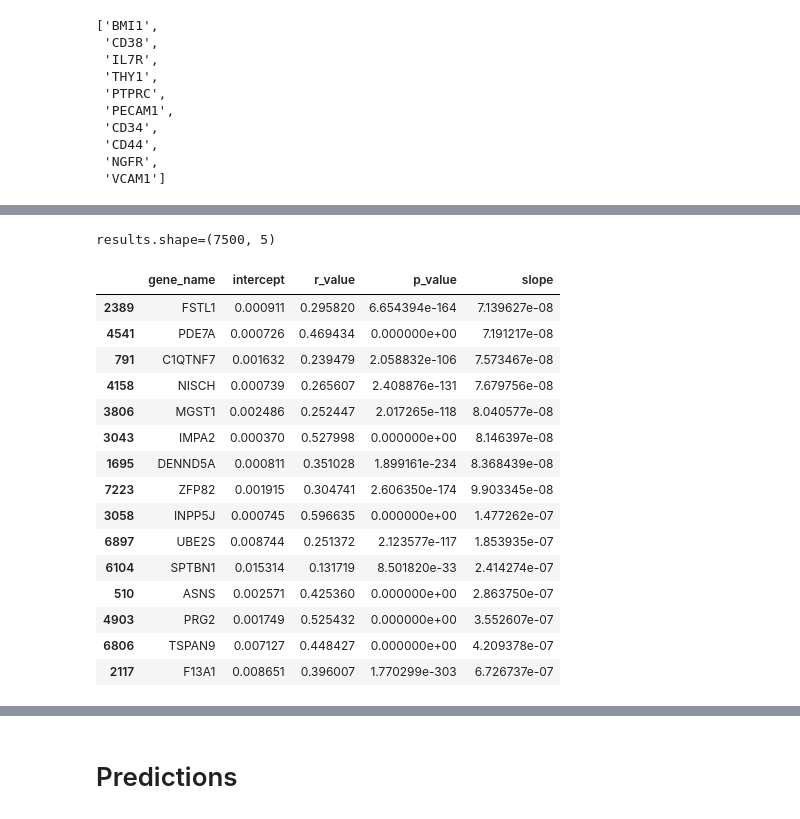
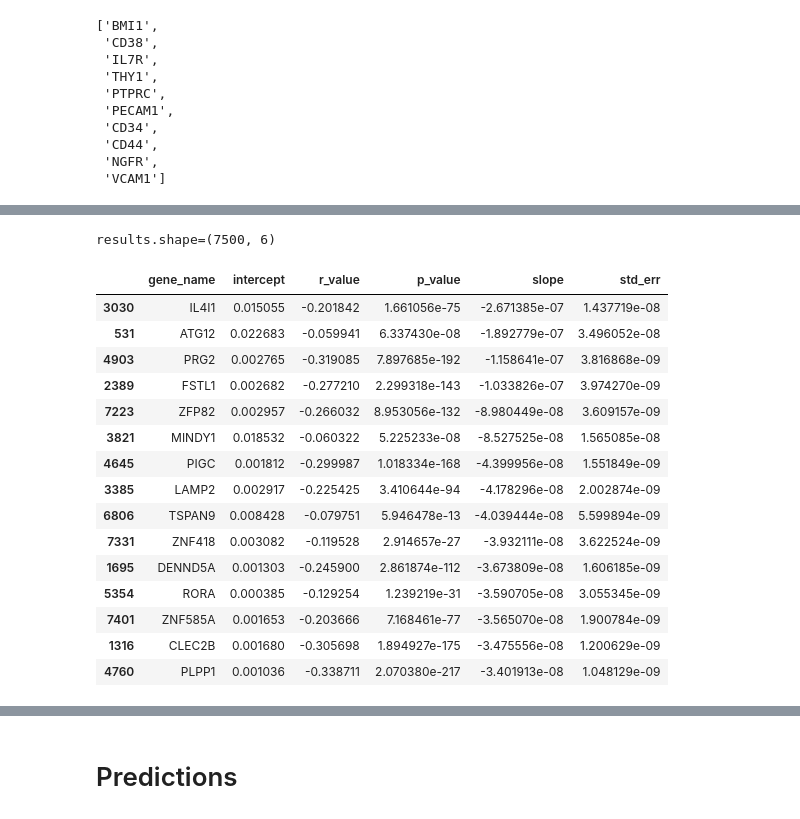
Before and after one commit to CooperStansbury/ONT-single-cell, a Jupyter notebook: notebooks/FIGURE_4_REF.ipynb, the cells around one changed output, grey strips where cells are left out. Drawn from its saved outputs; the diff is of its cells as text; code cells hidden in the pictures.

```diff
--- a/notebooks/FIGURE_4_REF.ipynb
+++ b/notebooks/FIGURE_4_REF.ipynb
@@ -474,7 +465,7 @@ query_genes[:10]
  'NGFR',
  'VCAM1']
 # %%
-pdf = result.copy()
+pdf = ddf.copy()
 pdf = pdf.sort_values(by='mean_target')
 
 # sort expression by distance
@@ -495,37 +486,41 @@ exp_df.shape=(8131, 7500)
 # %%
 results = []
 
 for column in exp_df.columns:
   if column != 'rank':  # Exclude the distance column itself
-    slope, intercept, r_value, p_value, std_err = scipy.stats.linregress(exp_df['rank'], exp_df[column])
+    slope, intercept, r_value, p_value, std_err = scipy.stats.linregress(
+        exp_df['rank'],
+        exp_df[column],
+    )
     results.append({
         'gene_name': column,
         'intercept' : intercept,
         'r_value': r_value,
         'p_value': p_value,
         'slope': slope,
+        'std_err' : std_err,
     })
 
 results = pd.DataFrame(results)
 print(f"{results.shape=}")
 results = results.sort_values(by='slope')
 # results = results[results['gene_name'].isin(query_genes)]
-results.tail(15)
+results.head(15)
 # %% [output]
-results.shape=(7500, 5)
+results.shape=(7500, 6)
-|  | gene_name | intercept | r_value | p_value | slope |
-| 2389 | FSTL1 | 0.000911 | 0.295820 | 6.654394e-164 | 7.139627e-08 |
-| 4541 | PDE7A | 0.000726 | 0.469434 | 0.000000e+00 | 7.191217e-08 |
-| 791 | C1QTNF7 | 0.001632 | 0.239479 | 2.058832e-106 | 7.573467e-08 |
-| 4158 | NISCH | 0.000739 | 0.265607 | 2.408876e-131 | 7.679756e-08 |
-| 3806 | MGST1 | 0.002486 | 0.252447 | 2.017265e-118 | 8.040577e-08 |
-| 3043 | IMPA2 | 0.000370 | 0.527998 | 0.000000e+00 | 8.146397e-08 |
-| 1695 | DENND5A | 0.000811 | 0.351028 | 1.899161e-234 | 8.368439e-08 |
-| 7223 | ZFP82 | 0.001915 | 0.304741 | 2.606350e-174 | 9.903345e-08 |
-| 3058 | INPP5J | 0.000745 | 0.596635 | 0.000000e+00 | 1.477262e-07 |
-| 6897 | UBE2S | 0.008744 | 0.251372 | 2.123577e-117 | 1.853935e-07 |
-| 6104 | SPTBN1 | 0.015314 | 0.131719 | 8.501820e-33 | 2.414274e-07 |
-| 510 | ASNS | 0.002571 | 0.425360 | 0.000000e+00 | 2.863750e-07 |
-| 4903 | PRG2 | 0.001749 | 0.525432 | 0.000000e+00 | 3.552607e-07 |
-| 6806 | TSPAN9 | 0.007127 | 0.448427 | 0.000000e+00 | 4.209378e-07 |
-| 2117 | F13A1 | 0.008651 | 0.396007 | 1.770299e-303 | 6.726737e-07 |
+|  | gene_name | intercept | r_value | p_value | slope | std_err |
+| 3030 | IL4I1 | 0.015055 | -0.201842 | 1.661056e-75 | -2.671385e-07 | 1.437719e-08 |
+| 531 | ATG12 | 0.022683 | -0.059941 | 6.337430e-08 | -1.892779e-07 | 3.496052e-08 |
+| 4903 | PRG2 | 0.002765 | -0.319085 | 7.897685e-192 | -1.158641e-07 | 3.816868e-09 |
+| 2389 | FSTL1 | 0.002682 | -0.277210 | 2.299318e-143 | -1.033826e-07 | 3.974270e-09 |
+| 7223 | ZFP82 | 0.002957 | -0.266032 | 8.953056e-132 | -8.980449e-08 | 3.609157e-09 |
+| 3821 | MINDY1 | 0.018532 | -0.060322 | 5.225233e-08 | -8.527525e-08 | 1.565085e-08 |
+| 4645 | PIGC | 0.001812 | -0.299987 | 1.018334e-168 | -4.399956e-08 | 1.551849e-09 |
+| 3385 | LAMP2 | 0.002917 | -0.225425 | 3.410644e-94 | -4.178296e-08 | 2.002874e-09 |
+| 6806 | TSPAN9 | 0.008428 | -0.079751 | 5.946478e-13 | -4.039444e-08 | 5.599894e-09 |
+| 7331 | ZNF418 | 0.003082 | -0.119528 | 2.914657e-27 | -3.932111e-08 | 3.622524e-09 |
+| 1695 | DENND5A | 0.001303 | -0.245900 | 2.861874e-112 | -3.673809e-08 | 1.606185e-09 |
+| 5354 | RORA | 0.000385 | -0.129254 | 1.239219e-31 | -3.590705e-08 | 3.055345e-09 |
+| 7401 | ZNF585A | 0.001653 | -0.203666 | 7.168461e-77 | -3.565070e-08 | 1.900784e-09 |
+| 1316 | CLEC2B | 0.001680 | -0.305698 | 1.894927e-175 | -3.475556e-08 | 1.200629e-09 |
+| 4760 | PLPP1 | 0.001036 | -0.338711 | 2.070380e-217 | -3.401913e-08 | 1.048129e-09 |
```
Also changed, not shown: parts of 15 cells of this notebook, 4 other files.
